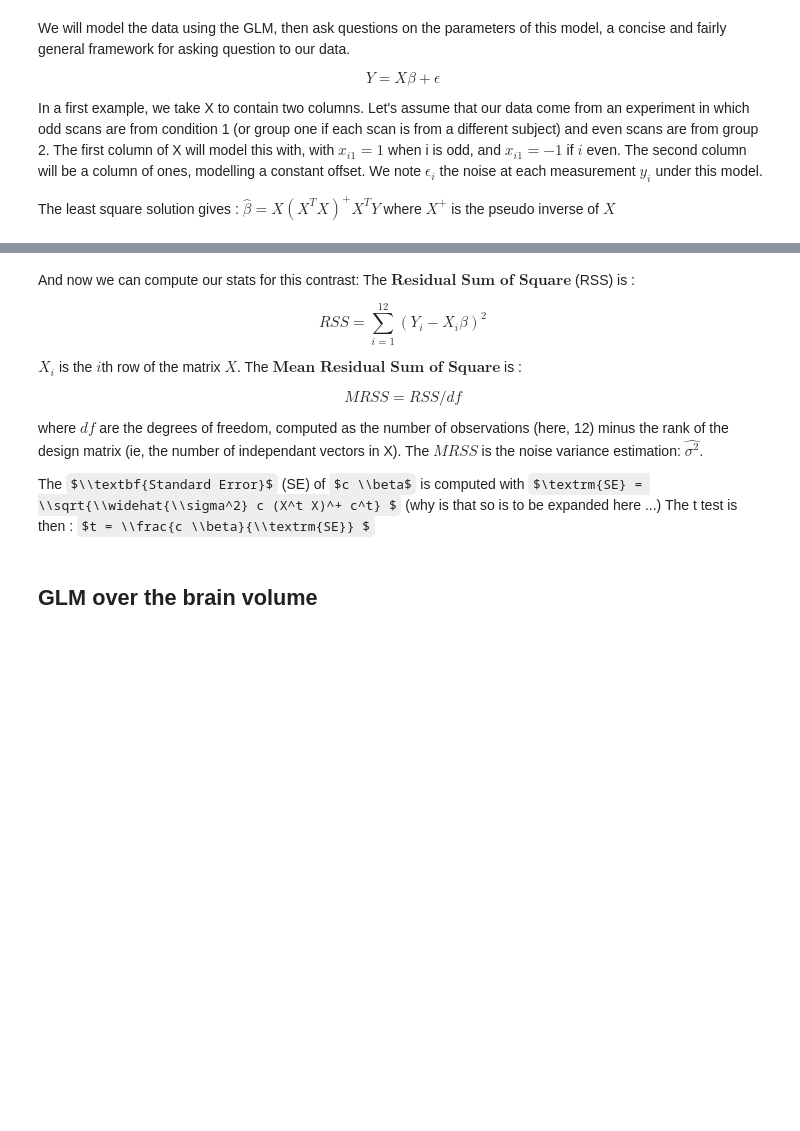
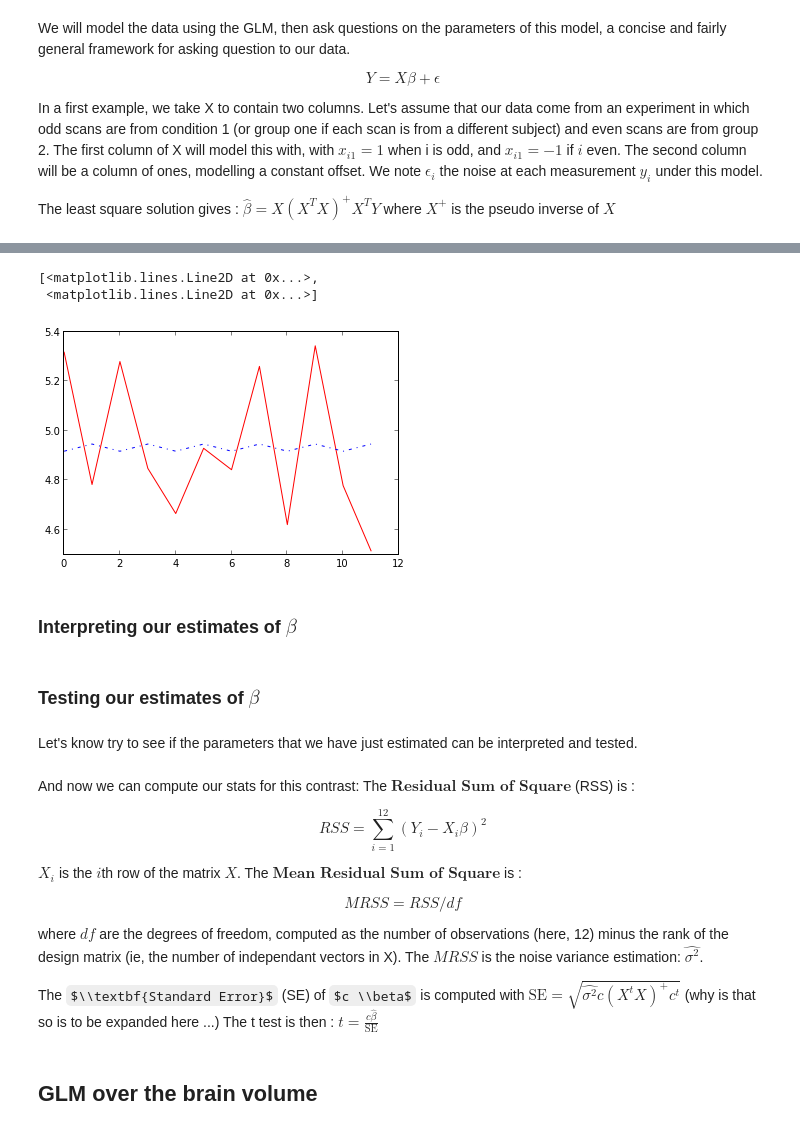
Before and after one commit to jbpoline/nipy-notebooks, a Jupyter notebook: GLM_t_F.ipynb, the cells around one changed output, grey strips where cells are left out. Saved outputs shown, nothing was run; the diff lists cells and outputs as text; code cells hidden in the pictures; some formulas as TeX source; blank space fills up the shorter version.

Commit message:
Adding the fit at one voxel, plot the results

```diff
--- a/GLM_t_F.ipynb
+++ b/GLM_t_F.ipynb
@@ -121,0 +136,5 @@ We'll need some statistical machinery from scipy
+# %%
+X0 = np.asarray([1, -1, 1, -1, 1, -1, 1, -1, 1, -1, 1, -1])
+X1 = np.ones(12)
+X = np.vstack((X0,X1)).T
+print X
@@ -121,0 +154,10 @@ We'll need some statistical machinery from scipy
+# %%
+from scipy import linalg as lin
+
+Y = vdata * 1000 #scale Y for better visual display
+
+pinvX   = lin.pinv(X)
+betah   = pinvX.dot(Y)
+Yfitted = X.dot(betah)
+resid   = Y - Yfitted
+print "Y:\n", Y, "\nresid:\n", resid, "\nbetah:\n", beta
@@ -122,3 +173,16 @@ We'll need some statistical machinery from scipy
+# %%
+x = range(12)
+plot(x, Y, 'r-', x, Yfitted, 'b-.')
+# %% [output]
+[<matplotlib.lines.Line2D at 0x...>,
+ <matplotlib.lines.Line2D at 0x...>]
+[figure, added]
+# %% [markdown]
+### Interpreting our estimates of $\beta$
+# %% [markdown]
+### Testing our estimates of $\beta$
+# %% [markdown]
+Let's know try to see if the parameters that we have just estimated can be interpreted and tested.
 # %%
 from scipy.stats import t as tdist, norm as normdist
 # %% [markdown]
@@ -133,8 +197,8 @@ $$ MRSS = RSS / \textit{df} $$
 
 where $\textit{df}$ are the degrees of freedom, computed as the number of observations (here, 12) minus the rank of the design matrix (ie, the number of independant vectors in X). The $MRSS$ is the noise variance estimation: $\widehat{\sigma^2}$.
 
-The $\\textbf{Standard Error}$ (SE) of $c \\beta$ is computed with $\textrm{SE} = \\sqrt{\\widehat{\\sigma^2} c (X^t X)^+ c^t} $
+The $\\textbf{Standard Error}$ (SE) of $c \\beta$ is computed with $\textrm{SE} = \sqrt{\widehat{\sigma^2} c (X^t X)^+ c^t} $
 (why is that so is to be expanded here ...)
-The t test is then : $t = \\frac{c \\beta}{\\textrm{SE}} $
+The t test is then : $t = \frac{c \hat\beta}{\textrm{SE}} $
 # %% [markdown]
 ## GLM over the brain volume
```
Also changed, not shown: parts of 14 cells of this notebook.
